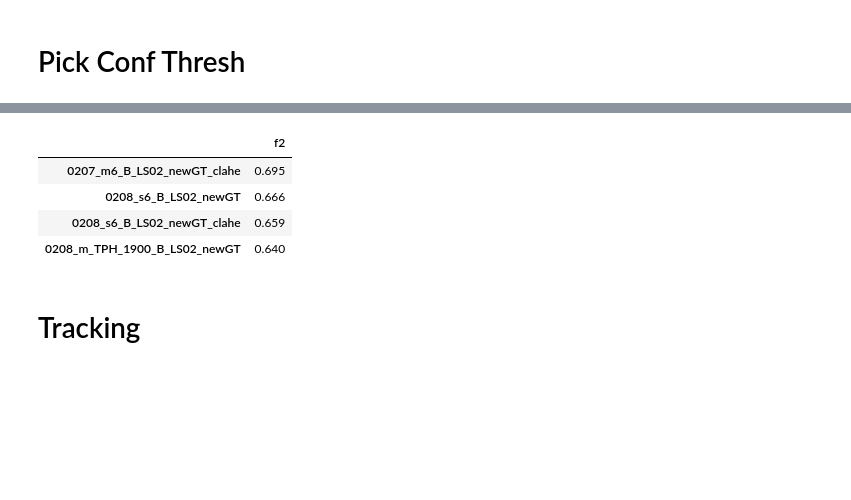
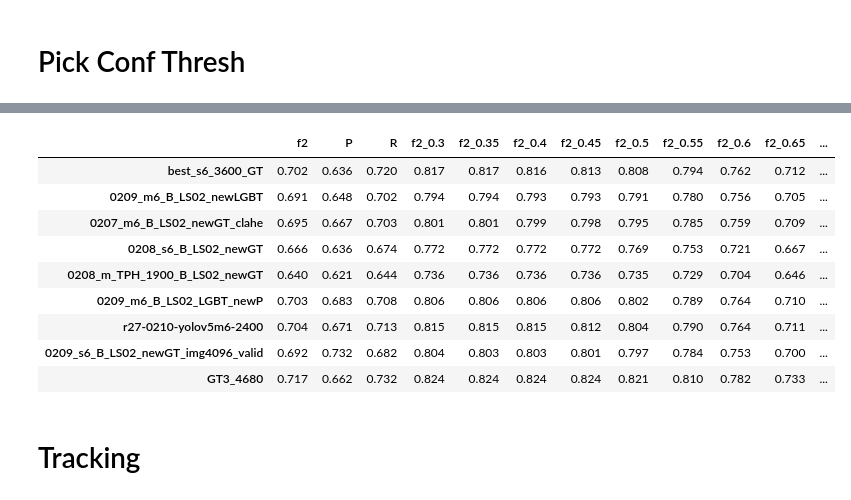
Before and after one commit to ZiyueWang25/Kaggle_TGBR, a Jupyter notebook: notebook/model_perf_analysis_V3.ipynb, the cells around one changed output, grey strips where cells are left out. Saved outputs shown, nothing was run; the diff lists cells and outputs as text; code cells hidden in the pictures; blank space fills up the shorter version.

```diff
--- a/notebook/model_perf_analysis_V3.ipynb
+++ b/notebook/model_perf_analysis_V3.ipynb
@@ -128,0 +180,3 @@ Index(['video_id', 'sequence', 'video_frame', 'sequence_frame', 'image_id',
+# %%
+df_oof['pred_GT3_4680_fold1'] = df_oof.apply(lambda x:  get_pred("./oof_pred/labels_GT3_4680/", x['video_id'], x['video_frame']), axis=1)
+#df_oof['pred_GT_4680_fold1'] = df_oof.apply(lambda x:  get_pred("./oof_pred/labels_GT_4680/", x['video_id'], x['video_frame']), axis=1)
@@ -156,19 +229,19 @@ gt_bboxs_list = []
 for index in df_oof.index:
     gt_bboxs_list.append(np.array(df_oof.loc[index, "real_bbox"]))
 # %%
-conf_ths = [5, 10, 15, 20, 25, 30, 35, 40, 45, 50, 60]
-#conf_ths = np.arange(15, 30)
-#conf_ths = np.arange(20, 35)
-
-#conf_ths = np.arange(25, 40)
-#conf_ths = np.arange(25, 40)
+conf_ths = [5, 10, 15, 20, 25, 30, 35, 40, 45, 50, 55]
+#conf_ths = np.arange(5, 20)
+#conf_ths = np.arange(15, 25)
+#conf_ths = np.arange(20, 40)
+#conf_ths = np.arange(30, 40)
+#conf_ths = [30]
 
 #conf_ths = [12, 16, 18, 20, 22, 24]
 #conf_ths = [6, 8, 10, 12, 14]
 #conf_ths = [30, 32, 35, 38, 45, 50, 55]
 iou_ths = np.arange(0.3, 0.85, 0.05)
 fold = 1
-check_models = ['0208_m_TPH_1900_B_LS02_newGT']
+check_models = ['GT3_4680']
 for model_version in model_versions:
     if not model_version in check_models:
         continue
@@ -197,9 +270,18 @@ model 0208_m_TPH_1900_B_LS02_newGT, conf_th 0.60, f2 0.560, precision 0.828, rec
 # %%
 best_conf_dict = {
+    '0209_m6_B_LS02_newLGBT':0.1,
+    "0209_m6_B_LS02_newLGBT_img6000":0.15,
     '0207_m6_B_LS02_newGT_clahe': 0.25,
     '0208_s6_B_LS02_newGT': 0.30,
     '0208_s6_B_LS02_newGT_clahe': 0.30,
     '0208_m_TPH_1900_B_LS02_newGT':0.30,
+    '0207_yolov5m6_B_LS02_newGT_CV_video1': 0.18,
+    'best_s6_3600_GT':0.3,
+    '0209_m6_B_LS02_LGBT_newP': 0.20,
+    'r27-0210-yolov5m6-2400': 0.27,
+    '0209_s6_B_LS02_newGT_img4096_valid': 0.35,
+    'GT3_4680': 0.33,
+    'GT_4680': 0.33,
 
     '0128_yolov5l_v3': 0.25, #0.649
     "0128_yolov5l_v3_highFP": 0.25, #642
@@ -248,6 +330,10 @@ R_cols = ["R"] + ["R_" + str(round(th,3)) for th in np.arange(0.3, 0.85, 0.05)]
 df_perf_dict = {model_version: pd.DataFrame(columns=["all"] + [str(round(th,3)) for th in np.arange(0.3, 0.85, 0.05)]).copy() for model_version in model_versions}
 fold = 1
 f2_score = {}
+P_score = {}
+R_score = {}
+f2_specific_keys = ['f2_0.3', 'f2_0.35', 'f2_0.4', 'f2_0.45', 'f2_0.5', 'f2_0.55', 'f2_0.6', 'f2_0.65', 'f2_0.7', 'f2_0.75', 'f2_0.8']
+f2_specific_score = {k:{} for k in f2_specific_keys}
 for model_version in model_versions:
     pred_col = "pred_" + model_version + f"_fold{fold}"
     conf_th = best_conf_dict[model_version]
@@ -261,6 +347,10 @@ for model_version in model_versions:
     df_perf_dict[model_version].loc["P",:] = [f2_dict[col] for col in P_cols]
     df_perf_dict[model_version].loc["R",:] = [f2_dict[col] for col in R_cols]
     f2_score[model_version] = f2_dict['f2']
+    P_score[model_version] = f2_dict['P']
+    R_score[model_version] = f2_dict['R']
+    for k in f2_specific_keys:
+        f2_specific_score[k][model_version] = f2_dict[k]
     print("model {}, conf_th {:.2f}, f2 {:.3f}, precision {:.3f}, recall {:.3f}".format(model_version, conf_th, f2_dict['f2'], f2_dict['P'], f2_dict['R']))
     display(df_perf_dict[model_version].astype(float).style.format("{:.3f}").background_gradient(axis=1))
 # %% [output]
@@ -287,12 +388,24 @@ model 0208_m_TPH_1900_B_LS02_newGT, conf_th 0.30, f2 0.640, precision 0.621, rec
 # %%
 f2_score_df = pd.DataFrame.from_dict(f2_score,orient='index',columns=["f2"])
-f2_score_df.style.format("{:.3f}").background_gradient(axis=0)
+P_score_df = pd.DataFrame.from_dict(P_score,orient='index',columns=["P"])
+R_score_df = pd.DataFrame.from_dict(R_score,orient='index',columns=["R"])
+f2_s_df = []
+for k in f2_specific_keys:
+    f2_s_df.append(pd.DataFrame.from_dict(f2_specific_score[k],orient='index',columns=[k]))
+score_df = pd.concat([f2_score_df, P_score_df, R_score_df] + f2_s_df, axis=1)
+
+score_df.style.format("{:.3f}").background_gradient(axis=0)
 # %% [output]
-|  | f2 |
-| 0207_m6_B_LS02_newGT_clahe | 0.695 |
-| 0208_s6_B_LS02_newGT | 0.666 |
-| 0208_s6_B_LS02_newGT_clahe | 0.659 |
-| 0208_m_TPH_1900_B_LS02_newGT | 0.640 |
+|  | f2 | P | R | f2_0.3 | f2_0.35 | f2_0.4 | f2_0.45 | f2_0.5 | f2_0.55 | f2_0.6 | f2_0.65 | ... |
+| best_s6_3600_GT | 0.702 | 0.636 | 0.720 | 0.817 | 0.817 | 0.816 | 0.813 | 0.808 | 0.794 | 0.762 | 0.712 | ... |
+| 0209_m6_B_LS02_newLGBT | 0.691 | 0.648 | 0.702 | 0.794 | 0.794 | 0.793 | 0.793 | 0.791 | 0.780 | 0.756 | 0.705 | ... |
+| 0207_m6_B_LS02_newGT_clahe | 0.695 | 0.667 | 0.703 | 0.801 | 0.801 | 0.799 | 0.798 | 0.795 | 0.785 | 0.759 | 0.709 | ... |
+| 0208_s6_B_LS02_newGT | 0.666 | 0.636 | 0.674 | 0.772 | 0.772 | 0.772 | 0.772 | 0.769 | 0.753 | 0.721 | 0.667 | ... |
+| 0208_m_TPH_1900_B_LS02_newGT | 0.640 | 0.621 | 0.644 | 0.736 | 0.736 | 0.736 | 0.736 | 0.735 | 0.729 | 0.704 | 0.646 | ... |
+| 0209_m6_B_LS02_LGBT_newP | 0.703 | 0.683 | 0.708 | 0.806 | 0.806 | 0.806 | 0.806 | 0.802 | 0.789 | 0.764 | 0.710 | ... |
+| r27-0210-yolov5m6-2400 | 0.704 | 0.671 | 0.713 | 0.815 | 0.815 | 0.815 | 0.812 | 0.804 | 0.790 | 0.764 | 0.711 | ... |
+| 0209_s6_B_LS02_newGT_img4096_valid | 0.692 | 0.732 | 0.682 | 0.804 | 0.803 | 0.803 | 0.801 | 0.797 | 0.784 | 0.753 | 0.700 | ... |
+| GT3_4680 | 0.717 | 0.662 | 0.732 | 0.824 | 0.824 | 0.824 | 0.824 | 0.821 | 0.810 | 0.782 | 0.733 | ... |
 # %% [markdown]
 # Tracking
 # %%
```
Also changed, not shown: parts of 45 cells of this notebook, 12 other files.
